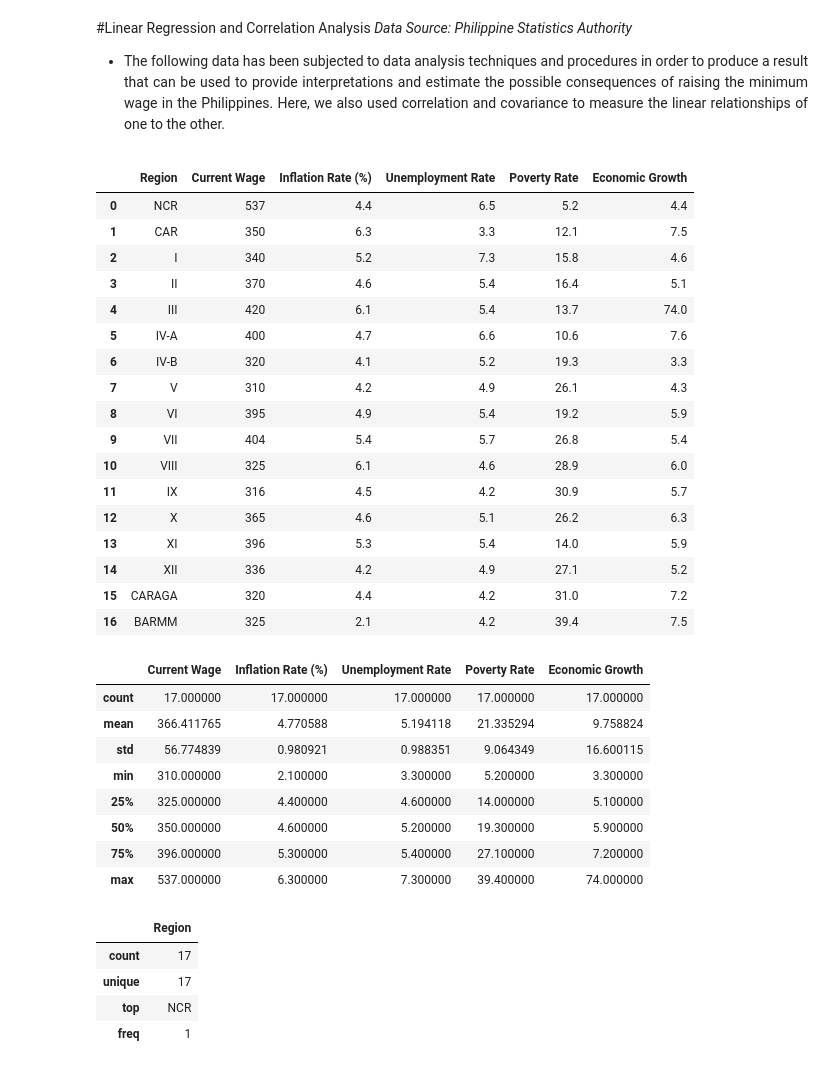
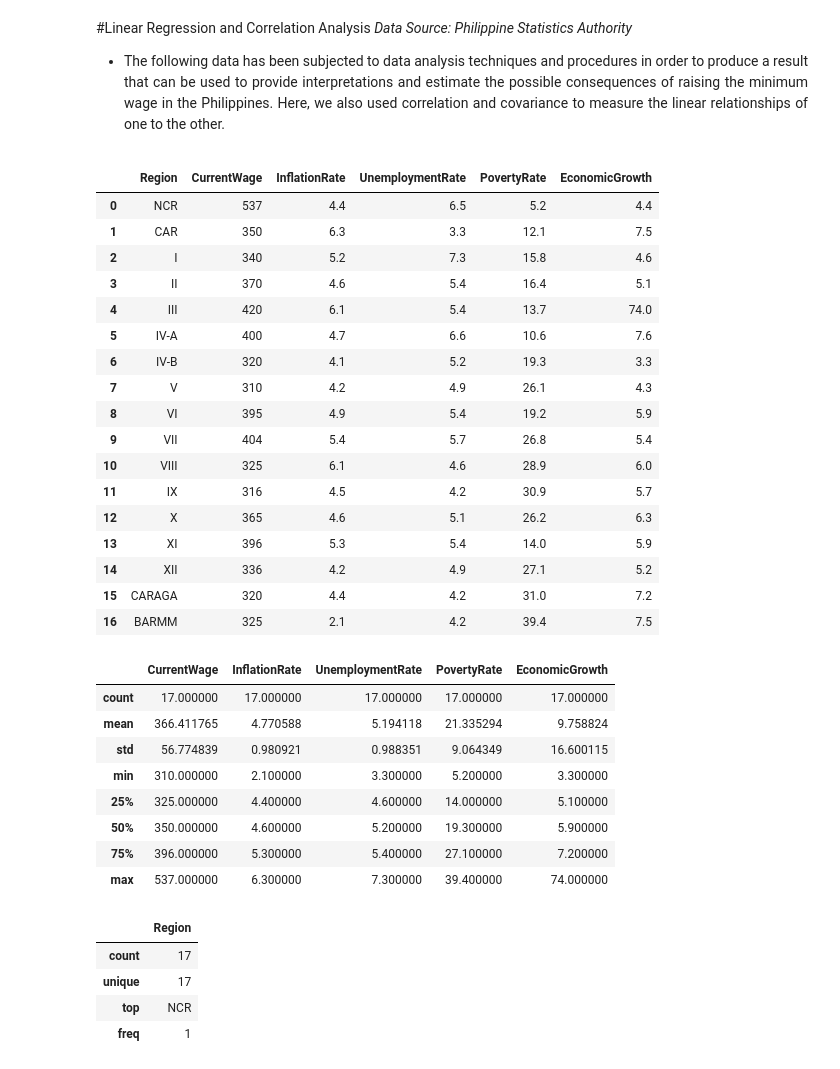
Before and after one commit to kryzlerahne/IT3205_FilipinoDataAlliance, a Jupyter notebook: Codes/The_Future_Pay_Visualizations.ipynb, the cells around one changed output. Drawn from its saved outputs; the diff is of its cells as text; code cells hidden in the pictures.

```diff
--- a/Codes/The_Future_Pay_Visualizations.ipynb
+++ b/Codes/The_Future_Pay_Visualizations.ipynb
@@ -580,11 +580,11 @@ According to the Philippine Statistics Authority (PSA) in July 2018, food expend
 * <p align=justify> The following data has been subjected to data analysis techniques and procedures in order to produce a result that can be used to provide interpretations and estimate the possible consequences of raising the minimum wage in the Philippines. Here, we also used correlation and covariance to measure the linear relationships of one to the other.
 # %%
 #Dataframe
-url = 'https://raw.githubusercontent.com/kryzlerahne/IT3205_PhilippineDataAlliance/main/Datasets/Minimum%20Wage%20and%20Variables%20TRY.csv'
+url = 'https://raw.githubusercontent.com/kryzlerahne/IT3205_PhilippineDataAlliance/main/Datasets/Minimum%20Wage%20and%20its%20Variables.csv'
 df = pd.read_csv(url)
 display(df.iloc[0:])
 # %% [output]
-|  | Region | Current Wage | Inflation Rate (%) | Unemployment Rate | Poverty Rate | Economic Growth |
+|  | Region | CurrentWage | InflationRate | UnemploymentRate | PovertyRate | EconomicGrowth |
 | 0 | NCR | 537 | 4.4 | 6.5 | 5.2 | 4.4 |
 | 1 | CAR | 350 | 6.3 | 3.3 | 12.1 | 7.5 |
 | 2 | I | 340 | 5.2 | 7.3 | 15.8 | 4.6 |
@@ -605,7 +605,7 @@ display(df.iloc[0:])
 # %%
 df.describe()
 # %% [output]
-|  | Current Wage | Inflation Rate (%) | Unemployment Rate | Poverty Rate | Economic Growth |
+|  | CurrentWage | InflationRate | UnemploymentRate | PovertyRate | EconomicGrowth |
 | count | 17.000000 | 17.000000 | 17.000000 | 17.000000 | 17.000000 |
 | mean | 366.411765 | 4.770588 | 5.194118 | 21.335294 | 9.758824 |
 | std | 56.774839 | 0.980921 | 0.988351 | 9.064349 | 16.600115 |
```
Also changed, not shown: parts of 6 cells of this notebook.
